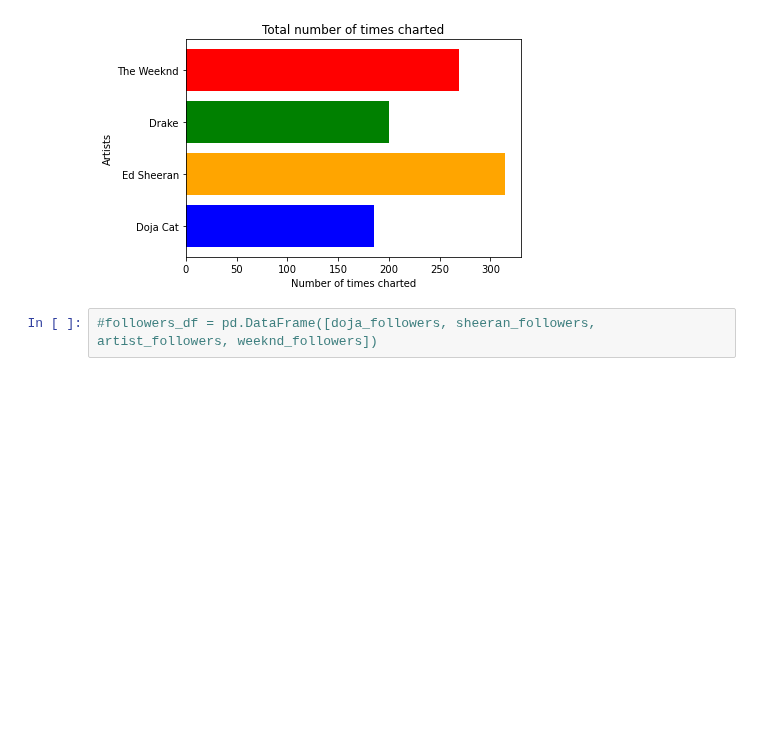
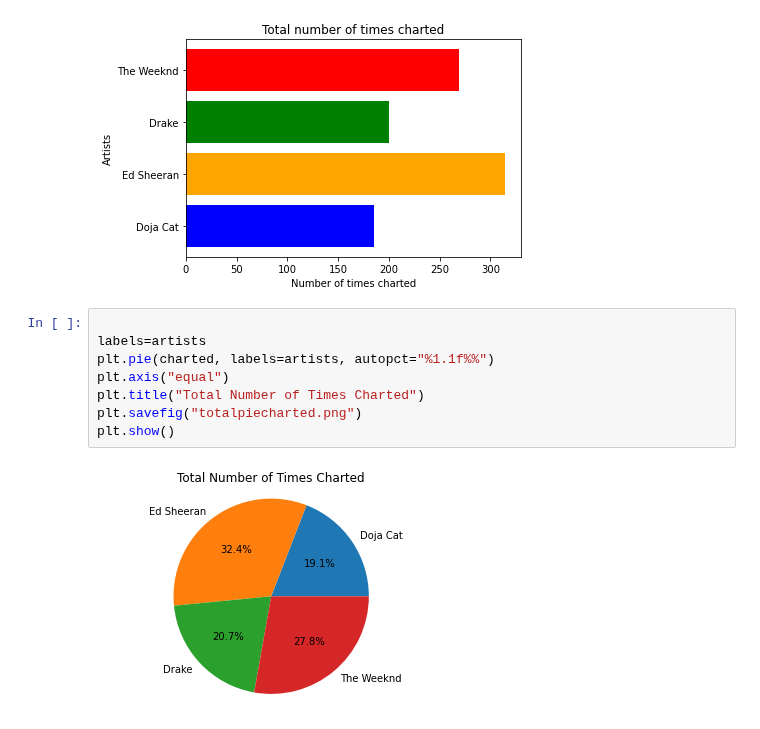
Before and after one commit to AoSxOrca/Project-1, a Jupyter notebook: PythonProjectOne.ipynb, the cells around one changed output. Drawn from its saved outputs; the diff is of its cells as text; blank space fills up the shorter version.

```diff
--- a/PythonProjectOne.ipynb
+++ b/PythonProjectOne.ipynb
@@ -198,8 +204,16 @@ plt.savefig("totalchartedchart.png")
 plt.show()
 # %% [output]
 [figure]
-# %%
-#followers_df = pd.DataFrame([doja_followers, sheeran_followers, artist_followers, weeknd_followers])
+# %%
+
+labels=artists
+plt.pie(charted, labels=artists, autopct="%1.1f%%")
+plt.axis("equal")
+plt.title("Total Number of Times Charted")
+plt.savefig("totalpiecharted.png")
+plt.show()
+# %% [output]
+[figure, added]
 # %%
 data={'Artists':['Doja Cat', 'Ed Sheeran', 'Drake',
               'The Weeknd'],
```
Also changed, not shown: parts of 2 cells of this notebook, 2 other files.
